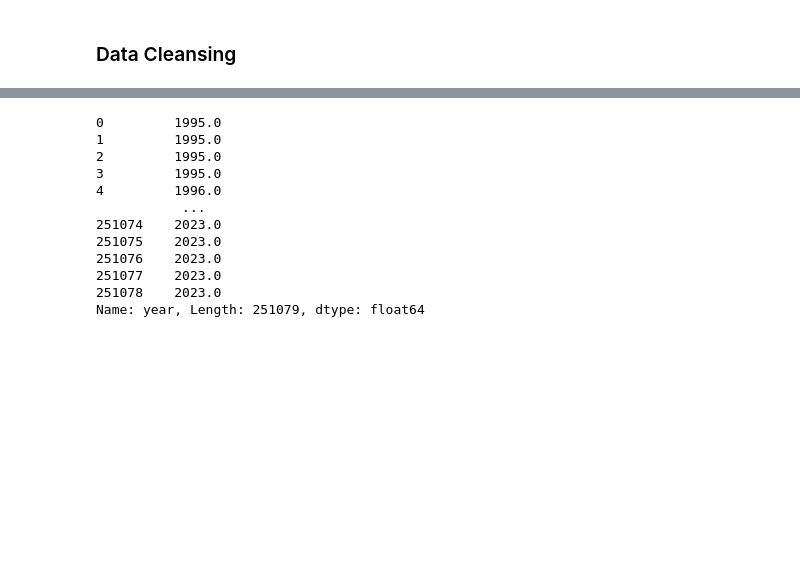
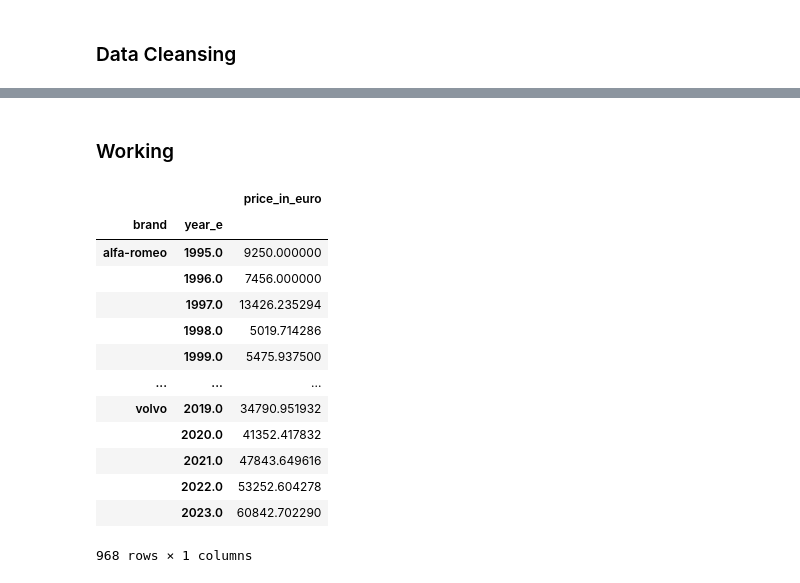
Before and after one commit to yjad/ML, a Jupyter notebook: germany_used_cars.ipynb, the cells around one changed output, grey strips where cells are left out. Saved outputs shown, nothing was run; the diff lists cells and outputs as text; code cells hidden in the pictures; blank space fills up the shorter version.

```diff
--- a/germany_used_cars.ipynb
+++ b/germany_used_cars.ipynb
@@ -1,5 +1,6 @@
 # %%
 import pandas as pd
 # %%
-ds_path = r"C:\Yahia\python\ML\data\GermanyUsedCars.zip"
+ds_path = r".\data\GermanyUsedCars.zip"
 dfo = pd.read_csv(ds_path, index_col=0)
+dfo.columns
@@ -31,6 +21,10 @@ Index(['brand', 'model', 'color', 'registration_date', 'year', 'price_in_euro',
 # %% [markdown]
 ### Data Cleansing
 # %%
-df = dfo.assign(year_e = pd.to_numeric(dfo.year, errors='coerce'))
+df = (dfo.assign(year_e = pd.to_numeric(dfo.year, errors='coerce'))
+
+)
 # suppress records with invalid year
 df = df.loc[~((df.year_e.isna()) | (df.year_e > 2023)) ]
+df = df.assign(years_in_service = 2023-df.year_e)
+df = df.assign(price_in_euro = pd.to_numeric(dfo.price_in_euro, errors='coerce'))
@@ -57,30 +38,35 @@ Name: count, dtype: int64
+# %% [markdown]
+### Working
 # %%
 # dfo.head()
 # dfo.brand.value_counts()
 # dfo[['year', 'registration_date']].head()
-df = dfo.assign(year_e = pd.to_numeric(dfo.year, errors='coerce'))
+# df = dfo.assign(year_e = pd.to_numeric(dfo.year, errors='coerce'))
 # df = dfo.assign(years_in_service = 2023-pd.to_numeric(dfo.year, errors='coerce'))
 # dfo.year.astype(int, errors='ignore') - 2023
-# df[['brand', 'year', 'mileage_in_km']].groupby(['brand', 'year']).sum()/2023-year
+df[['brand', 'year_e', 'price_in_euro']].groupby(['brand', 'year_e']).mean()
 # 2023 - dfo.year.astype(int, errors='ignore')
 # df.head()
 # df.years_on_service
 # df.years_in_service = 2023 - df.years_in_service
 # df = df.loc[df.years_in_service >= 0]
-df[['year', 'year_e']].value_counts()
+# df[['year', 'year_e']].value_counts()
 # df[['year']].value_counts()
+# %% [output]
+|  |  | price_in_euro |
+| brand | year_e |  |
+| alfa-romeo | 1995.0 | 9250.000000 |
+|  | 1996.0 | 7456.000000 |
+|  | 1997.0 | 13426.235294 |
+|  | 1998.0 | 5019.714286 |
+|  | 1999.0 | 5475.937500 |
+| ... | ... | ... |
+| volvo | 2019.0 | 34790.951932 |
+|  | 2020.0 | 41352.417832 |
+|  | 2021.0 | 47843.649616 |
+|  | 2022.0 | 53252.604278 |
+|  | 2023.0 | 60842.702290 |
+968 rows × 1 columns
 # %%
-pd.to_numeric(dfo.year, errors='coerce').value_counts()
+# pd.to_numeric(dfo.year, errors='coerce').value_counts()
+pd.to_numeric(df.price_in_euro, errors='raise').value_counts().sort_index()
-# %% [output]
-0         1995.0
-1         1995.0
-2         1995.0
-3         1995.0
-4         1996.0
-           ...
-251074    2023.0
-251075    2023.0
-251076    2023.0
-251077    2023.0
-251078    2023.0
-Name: year, Length: 251079, dtype: float64
```
Also changed, not shown: parts of 4 cells of this notebook.
